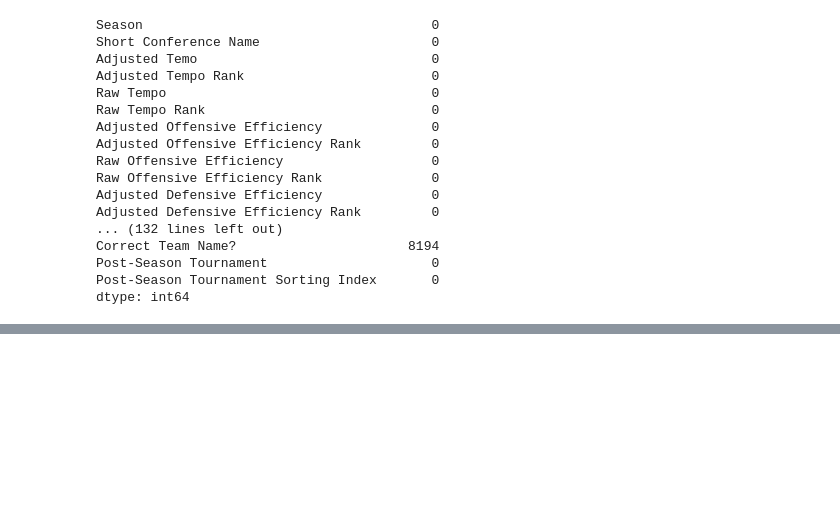
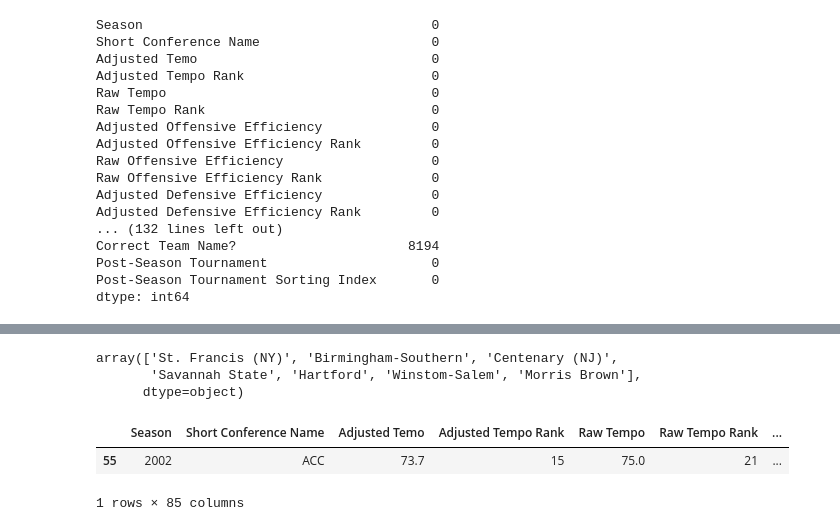
Before and after one commit to kanglee05/March-Madness-Tournament-Analysis-and-Winner-Predictor, a Jupyter notebook: March Madness Winner Predictor.ipynb, the cells around one changed output, grey strips where cells are left out. Cells and saved outputs as stored; diff of their text form; code cells hidden in the pictures; blank space fills up the shorter version.

```diff
--- a/March Madness Winner Predictor.ipynb
+++ b/March Madness Winner Predictor.ipynb
@@ -511,3 +496,18 @@ all_seasons_df
 # %%
-all_seasons_df = all_seasons_df.drop(columns=['Correct Team Name?', ''])
+all_seasons_df = all_seasons_df.drop(columns=[
+    'Avg Possession Length (Offense)', 'Avg Possession Length (Offense) Rank',
+    'Avg Possession Length (Defense)', 'Avg Possession Length (Defense) Rank',
+    'DFP', 'NSTRate', 'RankNSTRate', 'OppNSTRate', 'RankOppNSTRate', 'AvgHeight',
+    'RankAvgHeight', 'CenterHeight', 'RankCenterHeight', 'PFHeight', 'RankPFHeight',
+    'SFHeight', 'RankSFHeight', 'SGHeight', 'RankSGHeight', 'PGHeight', 'RankPGHeight',
+    'EffectiveHeight', 'RankEffectiveHeight', 'Experience', 'RankExperience', 'Bench',
+    'BenchRank', 'CenterPts', 'RankCenterPts', 'PFPts', 'RankPFPts', 'SFPts', 'RankSFPts',
+    'SGPts', 'RankSGPts', 'PGPts', 'RankPGPts', 'CenterOR', 'RankCenterOR', 'PFOR',
+    'RankPFOR', 'SFOR', 'RankSFOR', 'SGOR', 'RankSGOR', 'PGOR', 'RankPGOR', 'CenterDR',
+    'RankCenterDR', 'PFDR', 'RankPFDR', 'SFDR', 'RankSFDR', 'SGDR', 'RankSGDR', 'PGDR',
+    'RankPGDR', 'Current Coach', 'Since', 'Active Coaching Length', 'Active Coaching Length Index',
+    'Correct Team Name?'
+])
+
+print(all_seasons_df.isnull().sum())
 # %% [output]
@@ -514,0 +530,14 @@ KeyError: "[''] not found in axis"
+# %%
+no_name = all_seasons_df[all_seasons_df['Full Team Name'].isnull()]
+no_name['Mapped ESPN Team Name'].unique()
+# %% [output]
+array(['St. Francis (NY)', 'Birmingham-Southern', 'Centenary (NJ)',
+       'Savannah State', 'Hartford', 'Winstom-Salem', 'Morris Brown'],
+      dtype=object)
+# %%
+winners_df = all_seasons_df[(all_seasons_df['Season'] == 2002) & (all_seasons_df['Full Team Name'] == 'Maryland Terrapins')]
+winners_df
+# %% [output]
+|  | Season | Short Conference Name | Adjusted Temo | Adjusted Tempo Rank | Raw Tempo | Raw Tempo Rank | ... |
+| 55 | 2002 | ACC | 73.7 | 15 | 75.0 | 21 | ... |
+1 rows × 85 columns
```
Also changed, not shown: parts of 4 cells of this notebook.
